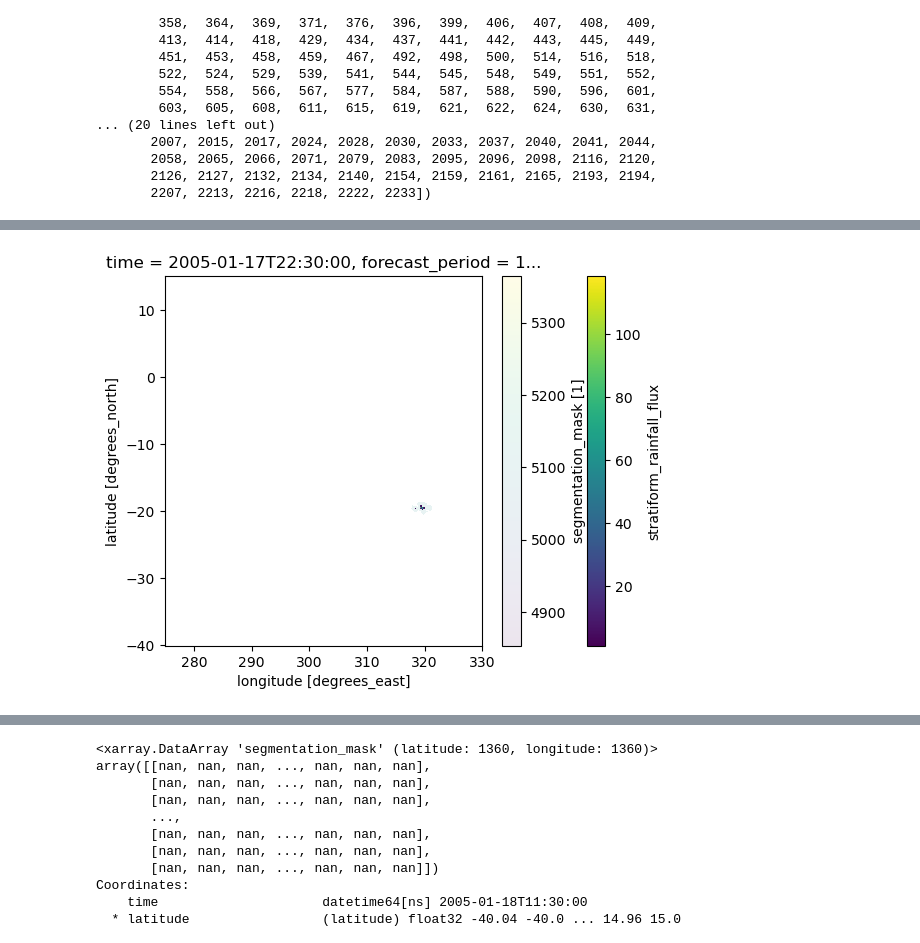
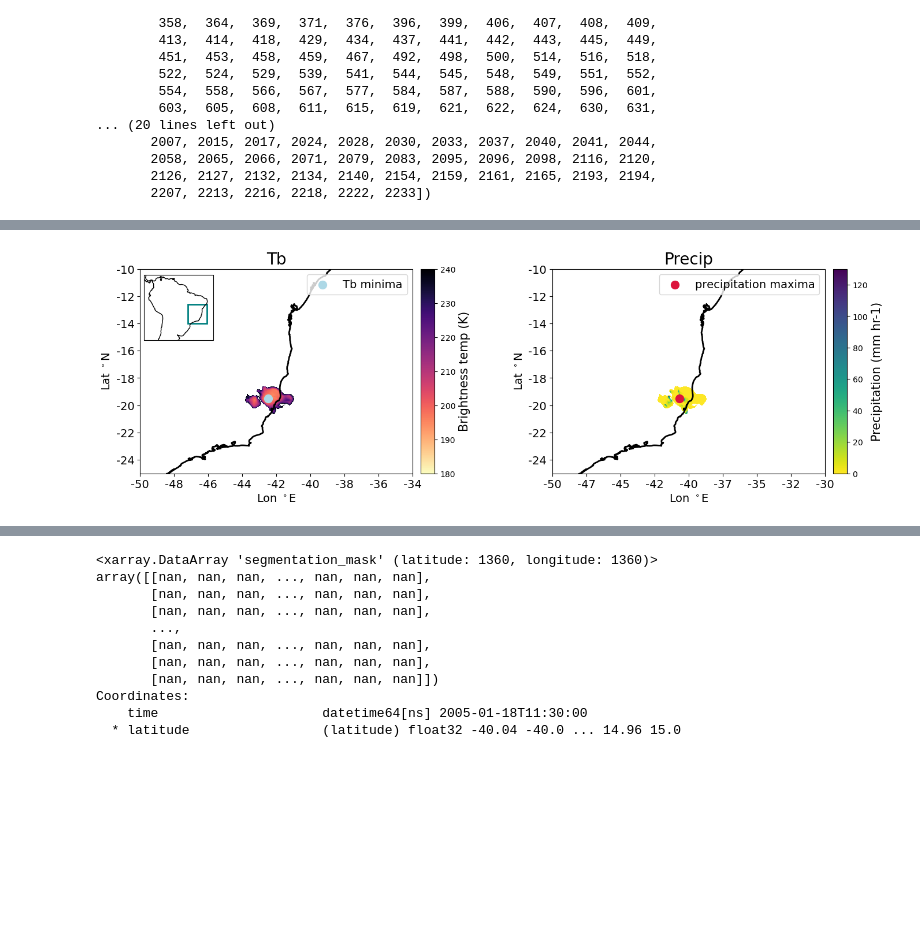
Before and after one commit to harrietgilmour/cold-core-filtering, a Jupyter notebook: precip_&_coldcore_single_cell_loop.ipynb, the cells around one changed output, grey strips where cells are left out. Saved outputs shown, nothing was run; the diff lists cells and outputs as text; code cells hidden in the pictures; blank space fills up the shorter version.

Commit message:
added updrafts to animation

```diff
--- a/precip_&_coldcore_single_cell_loop.ipynb
+++ b/precip_&_coldcore_single_cell_loop.ipynb
@@ -30,8 +30,8 @@ mask = xr.open_dataset('/data/users/hgilmour/tracking/code/tobac_sensitivity/Sav
 mask = mask.segmentation_mask
 mask #segmentation mask from tracking on Jan 2005 with [240, 200] and [1975, 10]
 
-precip = xr.open_dataset('/data/users/hgilmour/total_precip/precip_1h/precip_2005_01.nc')
-precip = precip.stratiform_rainfall_flux #precip dataset for Jan 2005 (NEED TO LATER CONVERT FROM KG M-2 S-1 TO MM/HR (X3600))
+precip = xr.open_dataset('/scratch/hgilmour/total_precip/2005/total_precip_2005_01.nc')
+precip = precip.unknown #precip dataset for Jan 2005 (NEED TO LATER CONVERT FROM KG M-2 S-1 TO MM/HR (X3600))
 
 tracks = pd.read_hdf('/data/users/hgilmour/tracking/code/tobac_sensitivity/Save/tracks_2005_01.h5', 'table')
 
@@ -252,8 +298,8 @@ for feature in subset.feature.values: #find all the feature values for that uniq
             featureid = subset.feature[subset.frame == frame].values[0] #find the feature number at each timestep / frame of the cells lifetime (it changes over time and doesn't stay constant)
             #print('featureid: {}'.format(featureid)) #we now know all the feature numbers that belong to a single cell over its lifetime
 
-
-            labels, num_labels = ndimage.label(seg, structure = s) #this line uses ndimage package for image processing. It generates arrays of numbers and decides what are joined together and what aren't.
+            print("Shape of seg:", np.shape(seg))
+            labels, num_labels = ndimage.label(seg, structure = generate_binary_structure(2,2)) #this line uses ndimage package for image processing. It generates arrays of numbers and decides what are joined together and what aren't.
             # In other words, it does image segmentation tasks, such as finding connected components and labeling objects in an image.
             # (i.e. it generates the locations of all contiguous fields of the segmentation mask that belong to a specific cell at a specific timestep and gives it a label. The number of labels is also recorded (the number of segmented areas in the timestep))
 
@@ -335,12 +381,61 @@ for feature in subset.feature.values: #find all the feature values for that uniq
                 prec = prec * 3600 # converting from kg m-2 s-1 to mm/hr
 
                 colocated = prec.where((prec >= 1) & (brightness_temp <= 200) & (seg_mask.coords['mask'].values > 0)) #finding only the locations where all tb and precip criteria are met
-                colocated.plot()
-                seg_mask.plot(alpha=0.1)
-                plt.show()
 
                 print("Number of colocated pixels:", colocated.values[~np.isnan(colocated)].shape[0])
                 subset['colocated_pixels'][(subset.feature == featureid) & (subset.frame == frame) & (subset.cell == cell)] = colocated.values[~np.isnan(colocated)].shape[0]
+
+
+                #plots for each timestep:
+                #========================
+                xlabels=[-50,-40,-30]
+                ylabels= [-30,-20,-10]
+
+                # markersize
+                s = 100
+                #fontsize
+                f=20
+
+                #loop for each timestep:
+                fig = plt.figure(figsize=(25,15))
+                plt.subplots_adjust(wspace=0.4,hspace=0)
+
+                ax1 = plt.subplot(1, 3, 1, projection=ccrs.PlateCarree())
+                tbs = brightness_temp.where(seg_mask.coords['mask'].values > 0).plot(ax=ax1,zorder=1,cmap='magma_r', vmin=180, vmax=240, add_colorbar=False)
+                make_colorbar(ax1, tbs, orientation='vertical')
+                ax1.scatter(subset.min_tb_lon[subset.frame == frame].values[0],subset.min_tb_lat[subset.frame == frame].values[0],color='lightblue',marker='o', s = s, transform=ccrs.PlateCarree(),label='Tb minima')
+                ax1.coastlines(linewidth=2)
+                ax1.set_title('Tb', loc='center', fontsize=f)
+                ax1.set_xticks(xlabels, xlabels)
+                ax1.set_yticks(ylabels,ylabels)
+                ax1.set_xlim(-50,-30)
+                ax1.set_ylim(-25,-10)
+                ax1.set_xticklabels(np.arange(-50,-30,2).astype(int),fontsize=14)
+                ax1.set_yticklabels(ax1.get_yticks().astype(int),fontsize=14)
+                ax1.set_xlabel('Lon $^\circ$E',  fontsize=14)
+                ax1.set_ylabel('Lat $^\circ$N',  fontsize=14)
+                axins = inset_axes(ax1, width=1.2, height=1.2, loc="upper left",
+                axes_class=crs.mpl.geoaxes.GeoAxes,
+                axes_kwargs=dict(map_projection=crs.crs.PlateCarree(),extent=[-85,-30,-35,12]))
+                axins.add_feature(crs.feature.COASTLINE)
+                axins.add_patch(mpatches.Rectangle(xy=[-50, -25], width=15, height=15, linewidth=2,facecolor='none', edgecolor='teal',transform=ccrs.PlateCarree()))
+                ax1.legend(loc='upper right',fontsize=14)
+
+                ax2 = plt.subplot(1, 3, 2, projection=ccrs.PlateCarree())
+                precips = prec.where(seg_mask.coords['mask'].values > 0).plot(ax=ax2,zorder=1,cmap='viridis_r', vmin=0, vmax=130, add_colorbar=False)
+                make_colorbar(ax2, precips, orientation='vertical')
+                ax2.scatter(subset.max_precip_lon[subset.frame == frame].values[0],subset.max_precip_lat[subset.frame == frame].values[0],color='crimson',marker='o', s = s, transform=ccrs.PlateCarree(), label='precipitation maxima')
+                ax2.set_title('Precip', loc='center', fontsize=f)
+                ax2.coastlines(linewidth=2)
+                ax2.set_xticks(xlabels, xlabels)
+                ax2.set_yticks(ylabels,ylabels)
+                ax2.set_xlim(-50,-30)
+                ax2.set_ylim(-25,-10)
+                ax2.set_xticklabels(ax2.get_xticks().astype(int),fontsize=14)
+                ax2.set_yticklabels(ax2.get_yticks().astype(int),fontsize=14)
+                ax2.set_xlabel('Lon $^\circ$E',  fontsize=14)
+                ax2.set_ylabel('Lat $^\circ$N',  fontsize=14)
+                ax2.legend(loc='upper right',fontsize=14)
 
 
             # ADDING IN IF STATEMENT FOR VERTICAL VELOCITY EVERY 3 TIMESTEPS#
@@ -371,9 +466,6 @@ for feature in subset.feature.values: #find all the feature values for that uniq
                             print("maximum w within mask:", values_vel.max())
 
                             ax = plt.axes(projection=ccrs.PlateCarree())
-                            vel_w.where(seg_mask.coords['mask'].values > 0).plot(ax=ax, transform=ccrs.PlateCarree())
-                            ax.coastlines(linewidth=1.5)
-                            plt.show()
 
                             subset['w_max'][(subset.feature == featureid) & (subset.frame == frame) & (subset.cell == cell)] = values_vel.max() #maximum vertical velocity over the segmented area
                             subset['w_mean'][(subset.feature == featureid) & (subset.frame == frame) & (subset.cell == cell)] = values_vel.mean() # mean vertical velocity over the segmented area
@@ -389,6 +481,28 @@ for feature in subset.feature.values: #find all the feature values for that uniq
                             subset['max_w_down_lat'][(subset.feature == featureid) & (subset.frame == frame) & (subset.cell == cell)] = vel_w.where(vel_w==vel_w.min(), drop=True).squeeze().latitude
 
                             subset['max_w_down_lon'][(subset.feature == featureid) & (subset.frame == frame) & (subset.cell == cell)] = vel_w.where(vel_w==vel_w.min(), drop=True).squeeze().longitude
+
+                            ax3 = plt.subplot(1, 3, 3, projection=ccrs.PlateCarree())
+                            vel = vel_w.where(seg_mask.coords['mask'].values > 0).plot(ax=ax3,zorder=1,cmap='RdBu_r',vmin=-4, vmax=4, add_colorbar=False )
+                            make_colorbar(ax3, vel, orientation='vertical')
+                            ax3.scatter(subset.max_w_up_lon[subset.frame == frame].values[0]-360,subset.max_w_up_lat[subset.frame == frame].values[0],color='k',marker='o', s = s, transform=ccrs.PlateCarree(), label='updraft velocity maxima')
+                            ax3.set_title('Vertical velocity', loc='center', fontsize=f)
+                            ax3.coastlines(linewidth=2)
+                            ax3.set_xticks(xlabels, xlabels)
+                            ax3.set_yticks(ylabels,ylabels)
+                            ax3.set_xlim(-50,-30)
+                            ax3.set_ylim(-25,-10)
+                            ax3.set_xticklabels(ax3.get_xticks().astype(int),fontsize=14)
+                            ax3.set_yticklabels(ax3.get_yticks().astype(int),fontsize=14)
+                            ax3.set_xlabel('Lon $^\circ$E',  fontsize=14)
+                            ax3.set_ylabel('Lat $^\circ$N',  fontsize=14)
+                            ax3.legend(loc='upper right',fontsize=14)
+
+                            plt.suptitle(subset.timestr[subset.frame == frame].to_string(index=False), y=0.7,x=0.34,fontsize = 25)
+                            plt.tight_layout()
+
+                            plt.savefig('single_MCS_animation_frame' +str(frame) + '.jpg')
+                            plt.clf()
 
                 #ADD ANOTHER TIMESTEP ONTO W_FRAME FOR 3HRLY VERTICAL VELOCITY
                 w_frame = w_frame + 1  #add 1 to the vertical_velocity frame ready for the next time the hours are the same
@@ -424 +551 @@ Name: timestr, dtype: object
-[figure, old version]
+[figure, new version]
```
Also changed, not shown: parts of 17 cells of this notebook.
